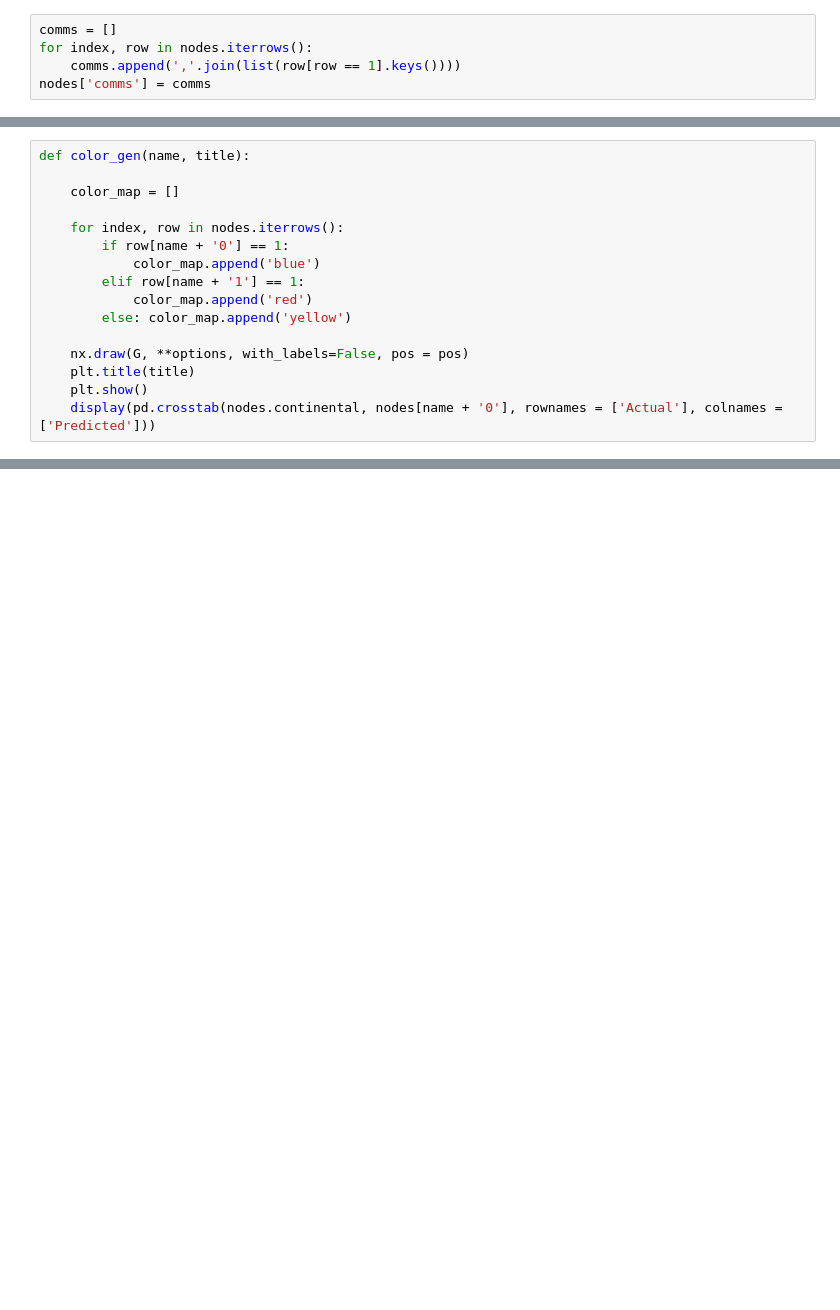
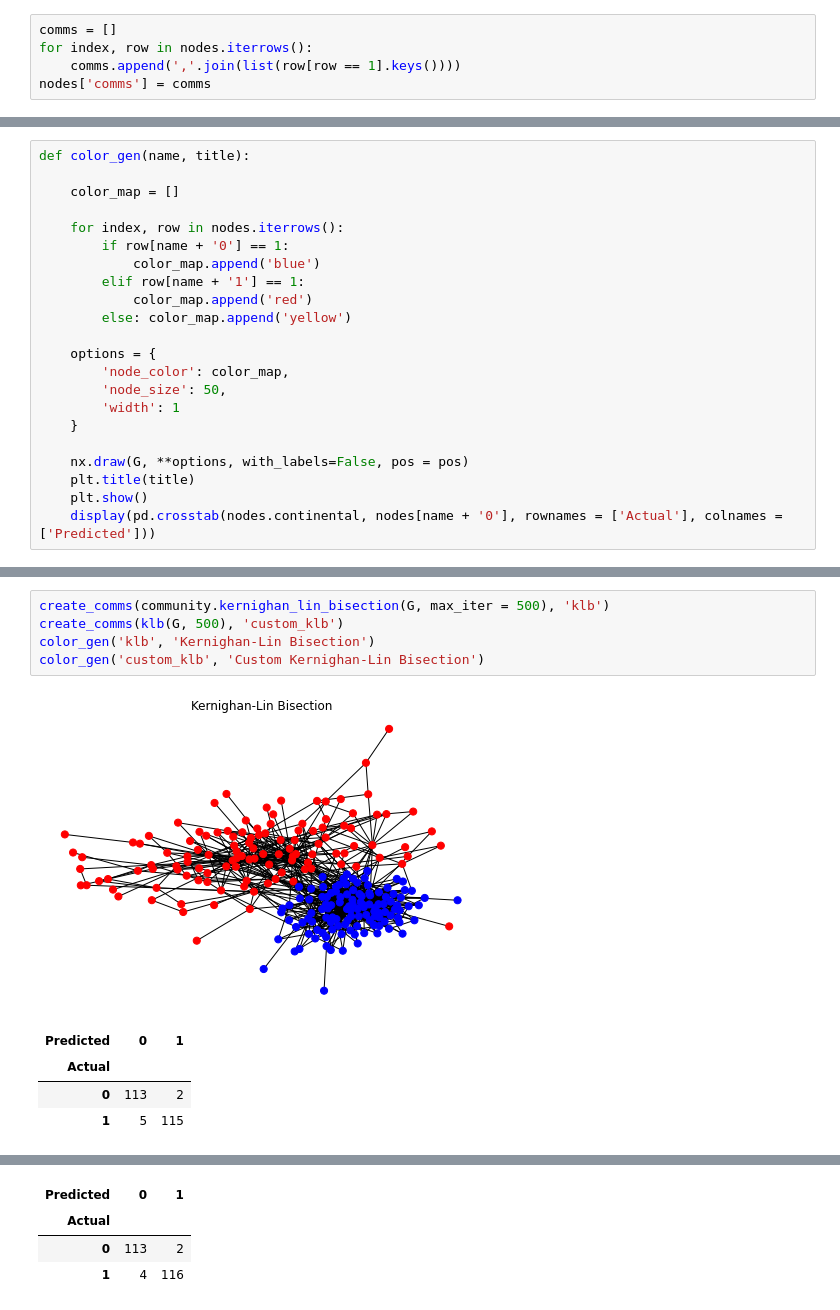
Before and after one commit to matthewbbone/philosophernet, a Jupyter notebook: commDetect.ipynb, the cells around one changed output, grey strips where cells are left out. Saved outputs shown, nothing was run; the diff lists cells and outputs as text; blank space fills up the shorter version.

Commit message:
update comm detection, add klb

```diff
--- a/commDetect.ipynb
+++ b/commDetect.ipynb
@@ -132,6 +126,12 @@ def color_gen(name, title):
             color_map.append('red')
         else: color_map.append('yellow')
 
+    options = {
+        'node_color': color_map,
+        'node_size': 50,
+        'width': 1
+    }
+
     nx.draw(G, **options, with_labels=False, pos = pos)
     plt.title(title)
     plt.show()
@@ -181,0 +196,11 @@ color_gen('gnew', 'Girvan-Newman Algorithm')
+# %%
+create_comms(community.kernighan_lin_bisection(G, max_iter = 500), 'klb')
+create_comms(klb(G, 500), 'custom_klb')
+color_gen('klb', 'Kernighan-Lin Bisection')
+color_gen('custom_klb', 'Custom Kernighan-Lin Bisection')
+# %% [output]
+[figure, added]
+| Predicted | 0 | 1 |
+| Actual |  |  |
+| 0 | 113 | 2 |
+| 1 | 5 | 115 |
@@ -181,0 +208,4 @@ color_gen('gnew', 'Girvan-Newman Algorithm')
+| Predicted | 0 | 1 |
+| Actual |  |  |
+| 0 | 113 | 2 |
+| 1 | 4 | 116 |
```
Also changed, not shown: parts of 14 cells of this notebook.
